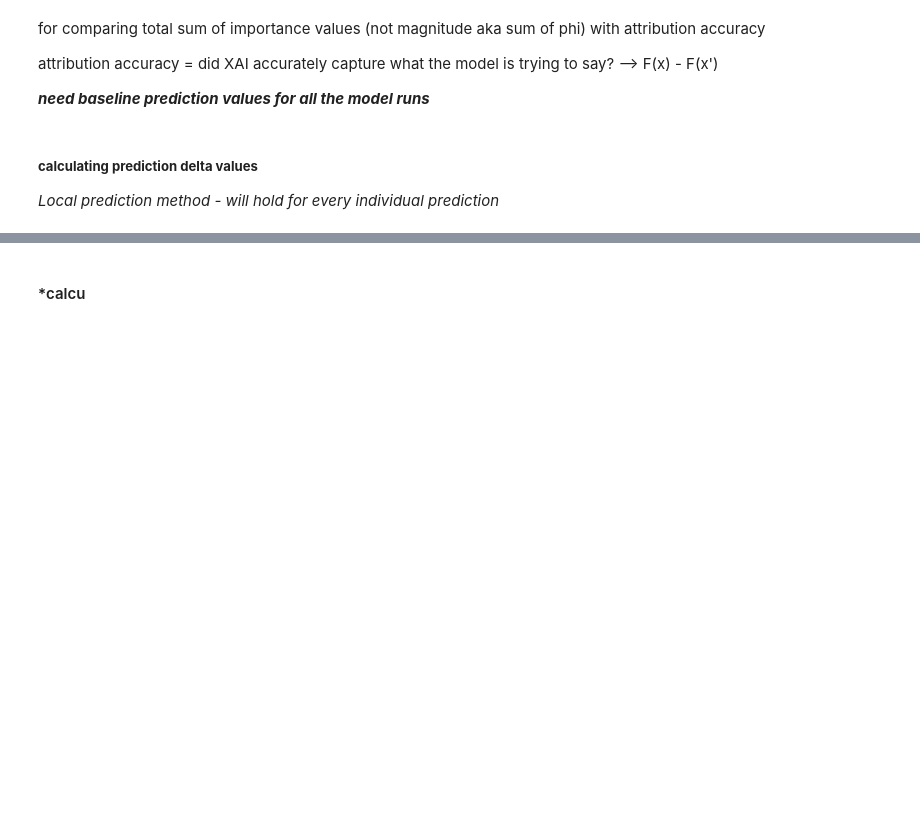
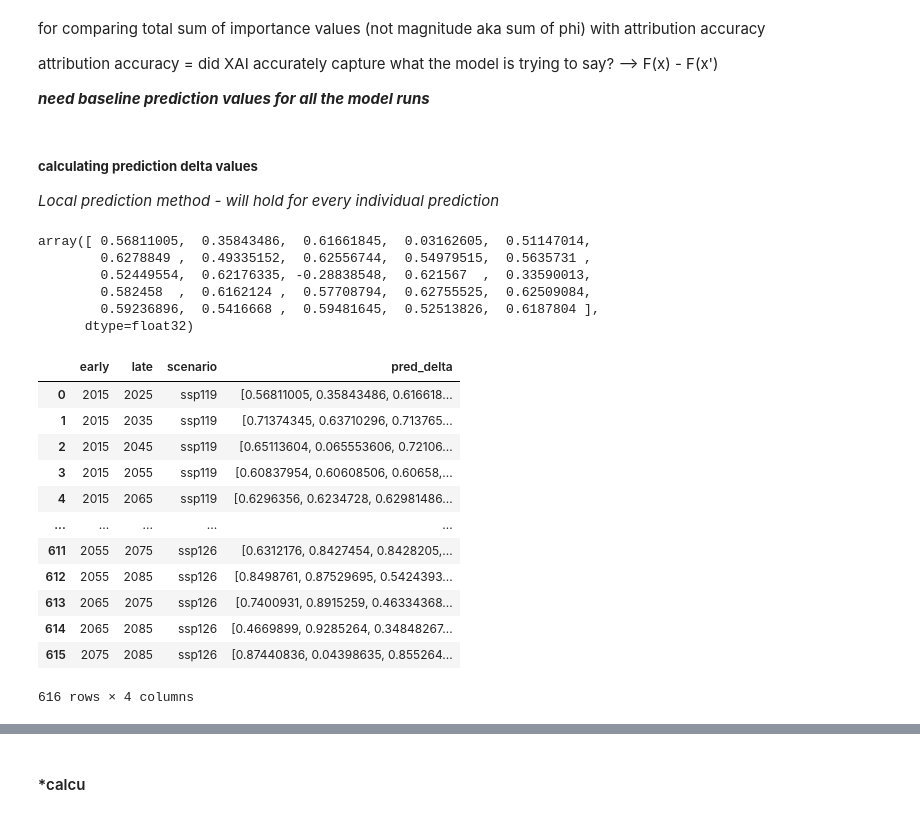
Before and after one commit to sek2dcs/MamalakisResearch, a Jupyter notebook: figure3_v3.ipynb, the cells around one changed output, grey strips where cells are left out. Drawn from its saved outputs; the diff is of its cells as text; code cells hidden in the pictures; blank space fills up the shorter version.

```diff
--- a/figure3_v3.ipynb
+++ b/figure3_v3.ipynb
@@ -687,6 +761,8 @@ attribution accuracy = did XAI accurately capture what the model is trying to sa
 # %%
 # initialize delta list
 delta_results = []
+
+parent_dir = Path.cwd() / "climate_experiments"
 
 # for every result batch folder in climate_experiments
 for run_folder in sorted(parent_dir.glob("result_batches*")):
@@ -726,4 +802,27 @@ deltas_df = pd.DataFrame(delta_results)
 # merge left into metadata df on early/late/scenario
 # metadata_df = pd.merge(metadata_df, deltas_df, on=['early', 'late', 'scenario'], how='left')
 # %%
-deltas_df[pred_delta][0]
+deltas_df['pred_delta'][0]
+# %% [output]
+array([ 0.56811005,  0.35843486,  0.61661845,  0.03162605,  0.51147014,
+        0.6278849 ,  0.49335152,  0.62556744,  0.54979515,  0.5635731 ,
+        0.52449554,  0.62176335, -0.28838548,  0.621567  ,  0.33590013,
+        0.582458  ,  0.6162124 ,  0.57708794,  0.62755525,  0.62509084,
+        0.59236896,  0.5416668 ,  0.59481645,  0.52513826,  0.6187804 ],
+      dtype=float32)
+# %%
+deltas_df
+# %% [output]
+|  | early | late | scenario | pred_delta |
+| 0 | 2015 | 2025 | ssp119 | [0.56811005, 0.35843486, 0.616618... |
+| 1 | 2015 | 2035 | ssp119 | [0.71374345, 0.63710296, 0.713765... |
+| 2 | 2015 | 2045 | ssp119 | [0.65113604, 0.065553606, 0.72106... |
+| 3 | 2015 | 2055 | ssp119 | [0.60837954, 0.60608506, 0.60658,... |
+| 4 | 2015 | 2065 | ssp119 | [0.6296356, 0.6234728, 0.62981486... |
+| ... | ... | ... | ... | ... |
+| 611 | 2055 | 2075 | ssp126 | [0.6312176, 0.8427454, 0.8428205,... |
+| 612 | 2055 | 2085 | ssp126 | [0.8498761, 0.87529695, 0.5424393... |
+| 613 | 2065 | 2075 | ssp126 | [0.7400931, 0.8915259, 0.46334368... |
+| 614 | 2065 | 2085 | ssp126 | [0.4669899, 0.9285264, 0.34848267... |
+| 615 | 2075 | 2085 | ssp126 | [0.87440836, 0.04398635, 0.855264... |
+616 rows × 4 columns
```
Also changed, not shown: parts of 14 cells of this notebook.
